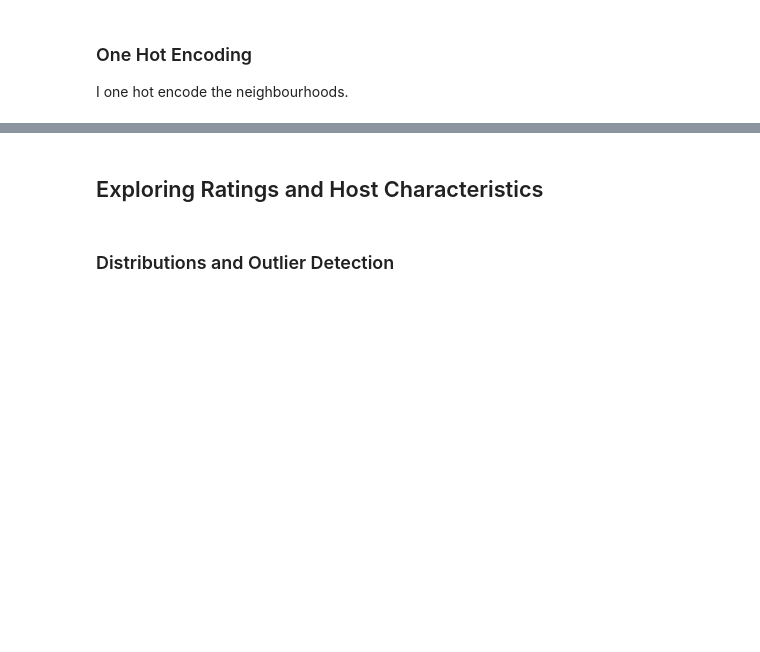
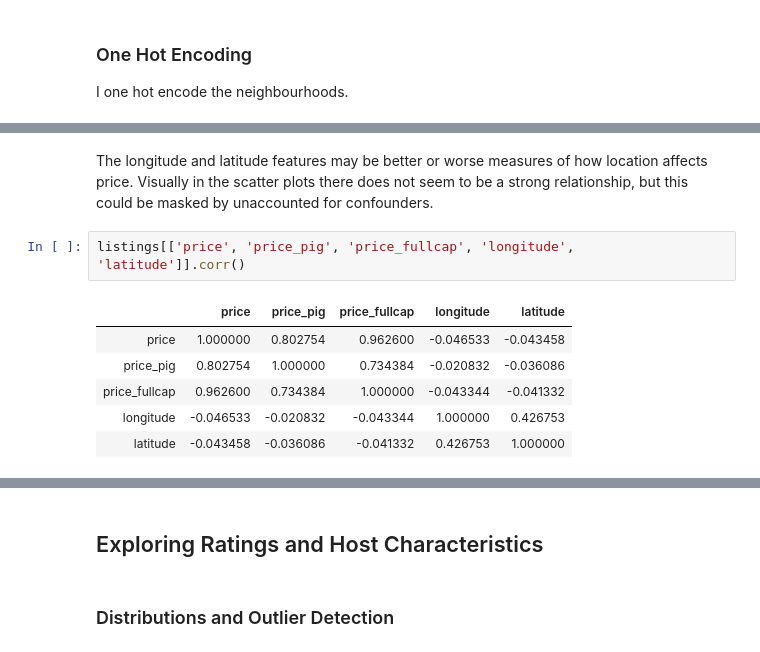
Before and after one commit to anailis/edinburgh-airbnbs, a Jupyter notebook: eda/Listings19.ipynb, the cells around one changed output, grey strips where cells are left out. Drawn from its saved outputs; the diff is of its cells as text; blank space fills up the shorter version.

```diff
--- a/eda/Listings19.ipynb
+++ b/eda/Listings19.ipynb
@@ -372,0 +391,11 @@ corrMatrix
+# %% [markdown]
+The longitude and latitude features may be better or worse measures of how location affects price. Visually in the scatter plots there does not seem to be a strong relationship, but this could be masked by unaccounted for confounders.
+# %%
+listings[['price', 'price_pig', 'price_fullcap', 'longitude', 'latitude']].corr()
+# %% [output]
+|  | price | price_pig | price_fullcap | longitude | latitude |
+| price | 1.000000 | 0.802754 | 0.962600 | -0.046533 | -0.043458 |
+| price_pig | 0.802754 | 1.000000 | 0.734384 | -0.020832 | -0.036086 |
+| price_fullcap | 0.962600 | 0.734384 | 1.000000 | -0.043344 | -0.041332 |
+| longitude | -0.046533 | -0.020832 | -0.043344 | 1.000000 | 0.426753 |
+| latitude | -0.043458 | -0.036086 | -0.041332 | 0.426753 | 1.000000 |
```
Also changed, not shown: parts of 29 cells of this notebook.
